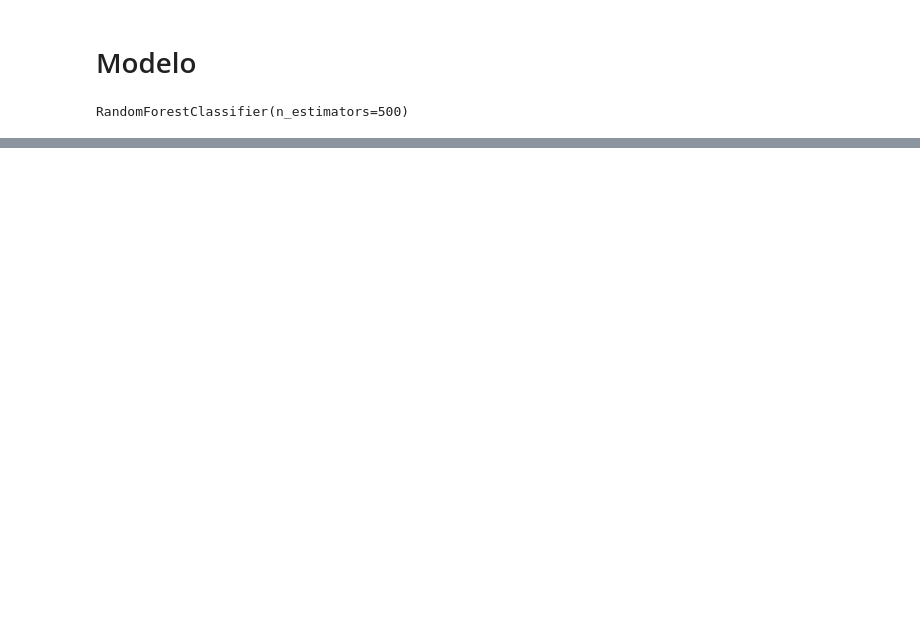
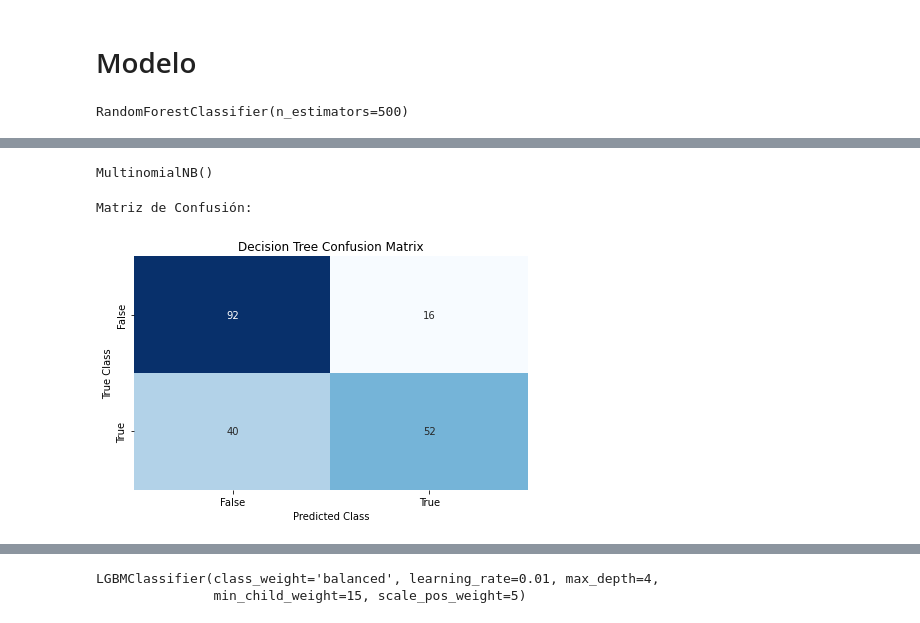
Before and after one commit to Factoria-F5-AI-Bootcamp-1-Edicion/NLP_Verbo, a Jupyter notebook: EDA_Verbo.ipynb, the cells around one changed output, grey strips where cells are left out. Cells and saved outputs as stored; diff of their text form; code cells hidden in the pictures; blank space fills up the shorter version.

```diff
--- a/EDA_Verbo.ipynb
+++ b/EDA_Verbo.ipynb
@@ -544,0 +537,67 @@ resultados.filter(regex = '(param*|mean_t)') \
+# %%
+from sklearn.naive_bayes import MultinomialNB
+NB = MultinomialNB()
+NB.fit(x_train_tfidf, train_labels)
+# %% [output]
+MultinomialNB()
+# %%
+predict_nb = NB.predict(x_test_tfidf)
+predict2_nb = NB.predict(x_train_tfidf)
+# %%
+#Matriz de confusion
+
+print()
+print(f"Matriz de Confusión:")
+print()
+
+con_matrix = confusion_matrix(test_labels, predict_nb)
+classes_names = ['False', 'True']
+con_matrix_ConfusionMatrix = pd.DataFrame(con_matrix, index=classes_names, columns=classes_names)
+
+sns.heatmap(con_matrix_ConfusionMatrix, annot=True, cbar=None, cmap="Blues", fmt = 'g')
+plt.title("Decision Tree Confusion Matrix")
+plt.tight_layout()
+plt.ylabel("True Class")
+plt.xlabel("Predicted Class")
+plt.show()
+
+#Metricas de test
+
+accur = accuracy_score(test_labels, predict_nb)
+preci = precision_score(test_labels, predict_nb)
+recal = recall_score(test_labels, predict_nb)
+f1 = f1_score(test_labels, predict_nb)
+class_repor = classification_report(test_labels, predict_nb)
+
+
+#Metricas de train
+
+accur_train = accuracy_score(train_labels, predict2_nb)
+preci_train = precision_score(train_labels, predict2_nb)
+recal_train = recall_score(train_labels, predict2_nb)
+f1_train = f1_score(train_labels, predict2_nb)
+
+
+print()
+print(f"Recall: {recal}")
+print(f"Precision: {preci}")
+print(f"F1_score: {f1}")
+print(f"Accuracy: {accur}")
+print()
+print("*************************************************")
+print()
+print(f"recall_score_train: {recal_train}")
+print(f"precision_score_train: {preci_train}")
+print(f"f1_score_train: {f1_train}")
+print(f"accuracy_score_train: {accur_train}")
+print()
+print(f"accuracy_score_train: {accur_train}")
+print()
+print("Overfitting {:.2f} % ".format(((accur - accur_train)/accur) *100))
+print()
+print(f"Reporte de Clasificación:")
+print()
+print(classification_report(predict_nb,test_labels))
+# %% [output]
+Matriz de Confusión:
+[figure, added]
@@ -544,0 +621,7 @@ resultados.filter(regex = '(param*|mean_t)') \
+# %%
+from lightgbm import LGBMClassifier
+LGBM = LGBMClassifier(learning_rate=0.01, max_depth = 4, scale_pos_weight = 5, class_weight= "balanced", min_child_weight =15)
+LGBM.fit(x_train_tfidf, train_labels)
+# %% [output]
+LGBMClassifier(class_weight='balanced', learning_rate=0.01, max_depth=4,
+               min_child_weight=15, scale_pos_weight=5)
```
Also changed, not shown: parts of 13 cells of this notebook.
